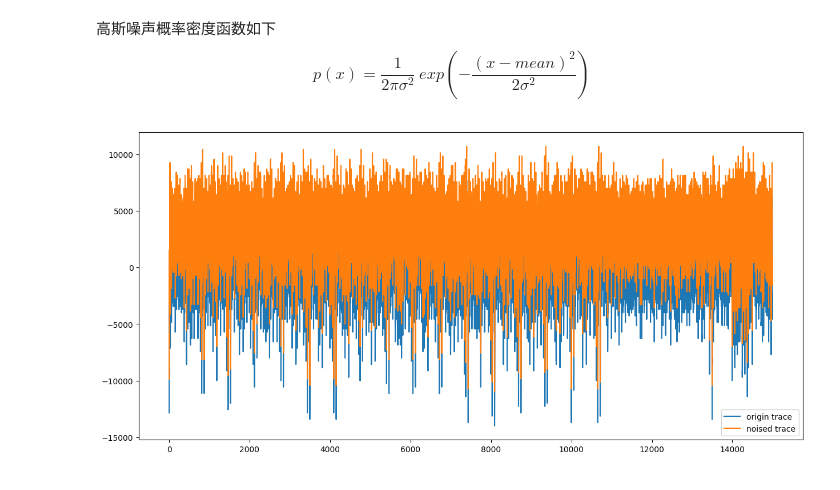
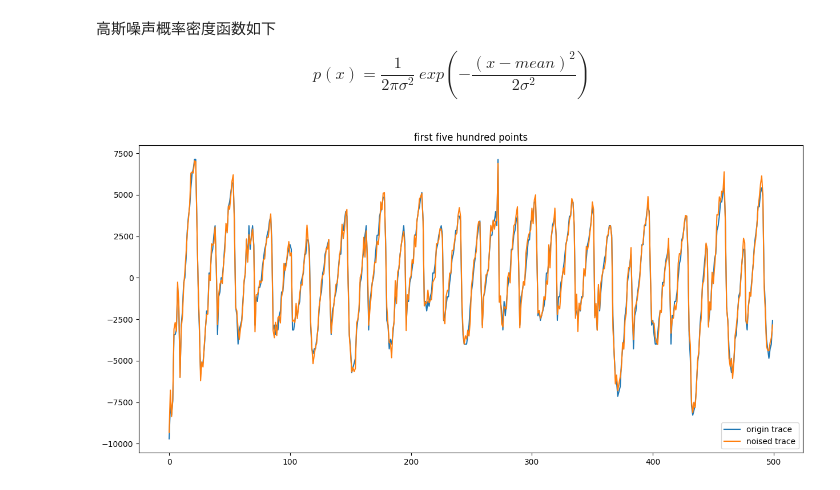
Before and after one commit to i4mhmh/SCA_Box-Side-Channel-Attack-Tool-chest, a Jupyter notebook: GaussianNoise/Gaussiandemo.ipynb, the cells around one changed output. Saved outputs shown, nothing was run; the diff lists cells and outputs as text; code cells hidden in the pictures.

```diff
--- a/GaussianNoise/Gaussiandemo.ipynb
+++ b/GaussianNoise/Gaussiandemo.ipynb
@@ -35,15 +35,16 @@ def addGaussianNoise(traces, std, mean=0):
         noise_traces[index] = trace + noise
     return noise_traces
 # %%
-noise_traces = addGaussianNoise(traces, 3000)   # 标准差
+noise_traces = addGaussianNoise(traces, std=400)   # 标准差
 # %%
 plt.figure(figsize=(15, 7))
-x = range(traces.shape[1])
+x = range(500)
 i = 1
-plt.plot(traces[i], label='origin trace')
-plt.plot(noise_traces[i], label='noised trace')
+plt.plot(x, traces[i][:500], label='origin trace')
+plt.plot(x, noise_traces[i][:500], label='noised trace')
 plt.legend()
+plt.title("first five hundred points")
 plt.savefig('./result.png')
 plt.show()
 # %% [output]
-[figure, old version]
+[figure, new version]
```
Also changed, not shown: 1 other file.
